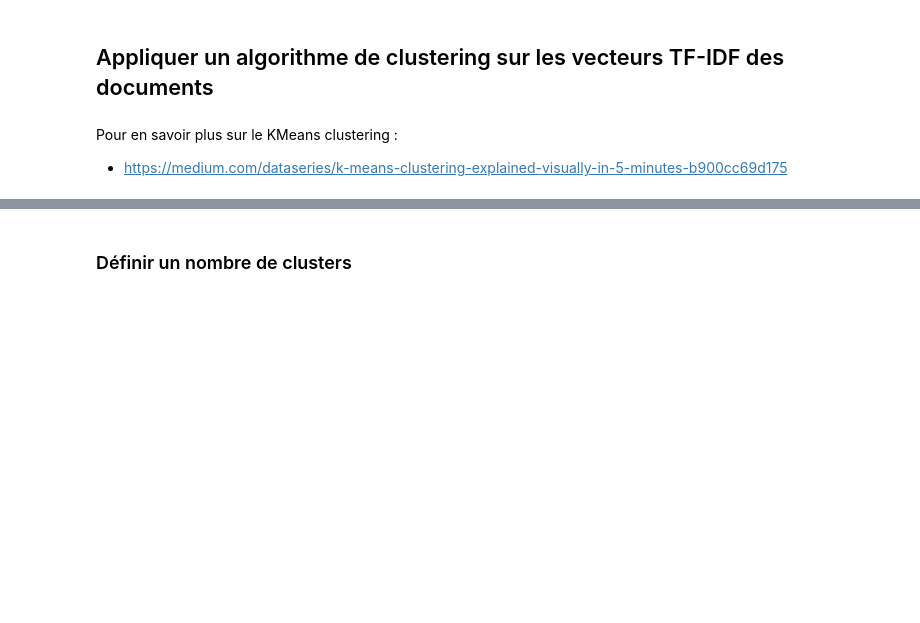
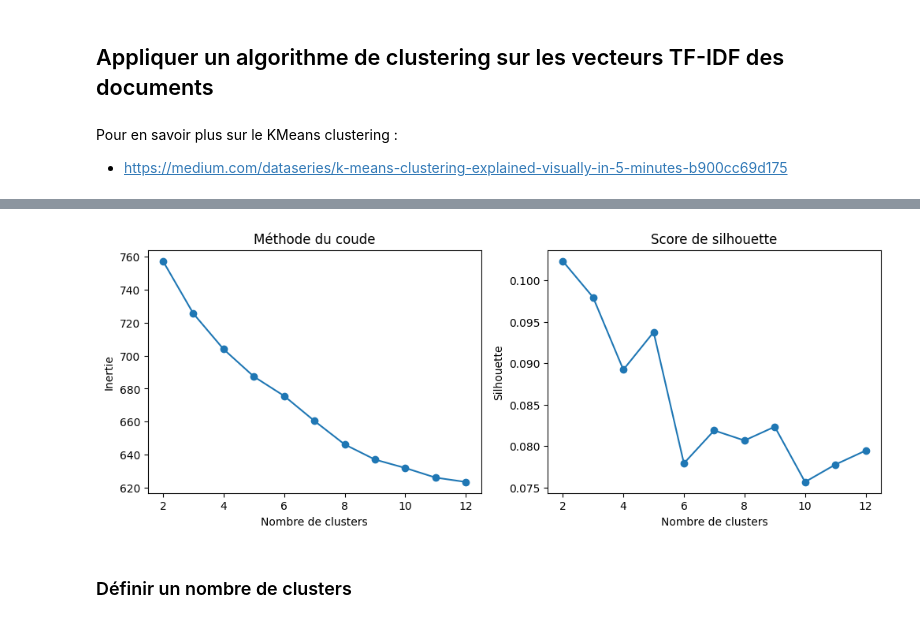
Before and after one commit to ndabarude19/tac, a Jupyter notebook: tps/tp3/s2_clustering.ipynb, the cells around one changed output, grey strips where cells are left out. Drawn from its saved outputs; the diff is of its cells as text; code cells hidden in the pictures; blank space fills up the shorter version.

```diff
--- a/tps/tp3/s2_clustering.ipynb
+++ b/tps/tp3/s2_clustering.ipynb
@@ -156,0 +161,13 @@ Pour en savoir plus sur le KMeans clustering :
+# %%
+# Mesurer la qualité du clustering pour chaque nombre de clusters
+scores = []
+for k in range(2, 13):
+    km = KMeans(n_clusters=k, random_state=42, n_init=10)
+    labels_k = km.fit_predict(tfidf_vectors)
+    scores.append({
+        "k": k,
+        "inertie": km.inertia_,
+        "silhouette": silhouette_score(tfidf_vectors, labels_k),
+    })
+scores_df = pd.DataFrame(scores)
+scores_df
@@ -157,3 +187,17 @@ Pour en savoir plus sur le KMeans clustering :
+# %%
+# Méthode du coude et score de silhouette
+fig, (ax1, ax2) = plt.subplots(1, 2, figsize=(12, 4))
+ax1.plot(scores_df["k"], scores_df["inertie"], marker="o")
+ax1.set_title("Méthode du coude")
+ax1.set_xlabel("Nombre de clusters")
+ax1.set_ylabel("Inertie")
+ax2.plot(scores_df["k"], scores_df["silhouette"], marker="o")
+ax2.set_title("Score de silhouette")
+ax2.set_xlabel("Nombre de clusters")
+ax2.set_ylabel("Silhouette")
+plt.show()
+# %% [output]
+[figure, added]
 # %% [markdown]
 ### Définir un nombre de clusters
 # %%
```
Also changed, not shown: parts of 14 cells of this notebook.
